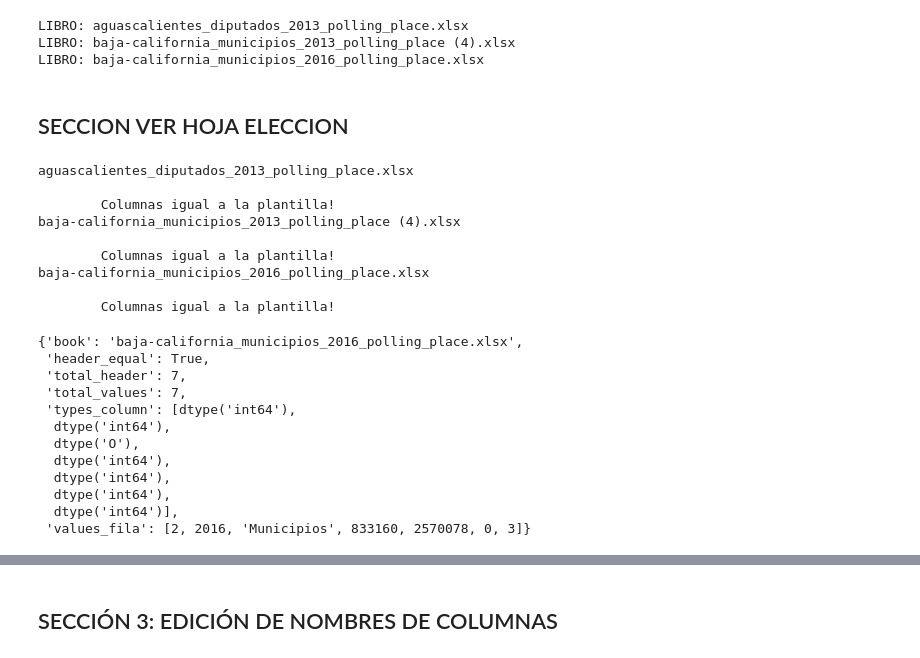
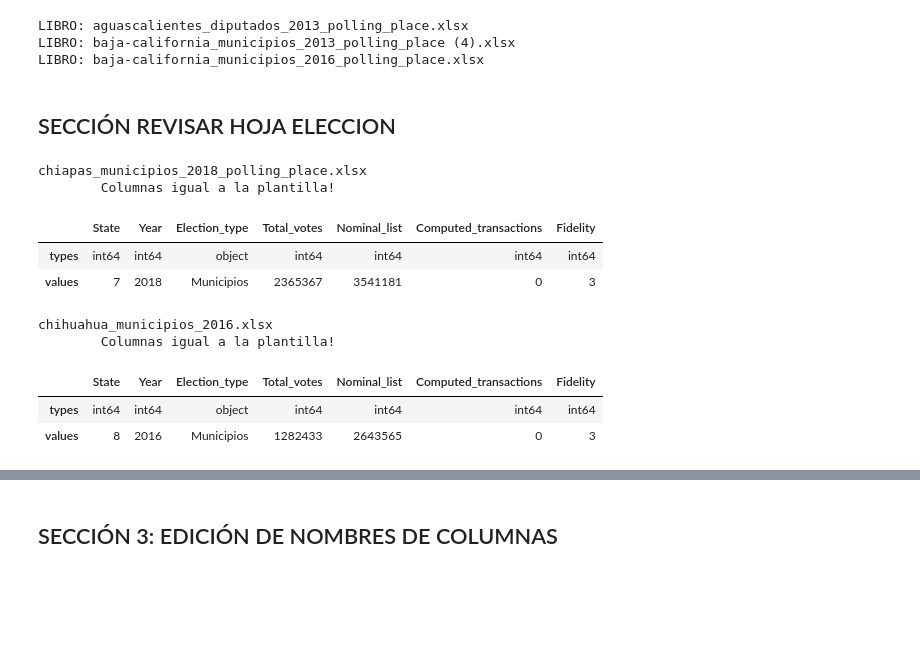
Before and after one commit to Maluxita/notebooks_dataframes, a Jupyter notebook: evaluate_and_adjust_analysis_and_computations_[V_1_2_5].ipynb, the cells around one changed output, grey strips where cells are left out. Saved outputs shown, nothing was run; the diff lists cells and outputs as text; code cells hidden in the pictures; blank space fills up the shorter version.

```diff
--- a/evaluate_and_adjust_analysis_and_computations_[V_1_2_5].ipynb
+++ b/evaluate_and_adjust_analysis_and_computations_[V_1_2_5].ipynb
@@ -153,0 +164,12 @@ add_new_sheet('chihuahua_municipios_2018_polling_place.xlsx', new_data, 'Polling
+# %%
+#@title Split columns from computations
+
+sheet="Polling_places"#@param {type:"string"}
+new_sheet="Polling_places_split"#@param {type:"string"}
+
+content_books =  "*.xlsx | tr '\n' '\n'"#@param {type:"raw"}
+
+content_books=!ls {content_books}
+
+
+split_column_in_columns(content_books,sheet)
@@ -362,66 +388,59 @@ LIBRO: aguascalientes_diputados_2013_polling_place.xlsx
 LIBRO: baja-california_municipios_2013_polling_place (4).xlsx
 LIBRO: baja-california_municipios_2016_polling_place.xlsx
 # %% [markdown]
-## SECCION VER HOJA ELECCION
+## SECCIÓN REVISAR HOJA ELECCION
 # %%
-#@title Comprobar hoja election
+#@title Comprobar hoja Election
 columnas_plantilla_election1=['State','Year','Election_type','Total_votes','Nominal_list','Computed_transactions','Fidelity']
-#columnas_plantilla_election=['State','Year','Election_type','Total_votes','Nominal_list','Computed_transactions','Fidelity']
 #columnas_plantilla_Polling_places=['section_id', 'local_disctrict_id', 'municipality_id', 'state_id','Not_reg','Null_votes']
 columnas_plantilla_election=set(['State','Year','Election_type','Total_votes','Nominal_list','Computed_transactions','Fidelity'])
 lista_elections=[]
 dicc_election={}
 
+from IPython.display import display, HTML
+import pandas as pd
+
+content_books =  "*.xlsx | tr '\n' '\n'"#@param {type:"raw"}
+content_books =  !ls {content_books}
+
 for k in content_books:
   print(k)
   xls = pd.ExcelFile(k)
   if  not 'Election' in xls.sheet_names:
-    print('\n\tNo existe Election')
+    print(f'\n\tNo existe la hoja Election para este archivo {k}')
     continue
 
-
   data_election=pd.read_excel(k,sheet_name='Election')
-
-
   dicc_election['book']=k
   columnas_hoja_election=set(data_election.columns)
 
   if  not columnas_plantilla_election-columnas_hoja_election:
-    print('\n\tColumnas igual a la plantilla!')
+    print('\tColumnas igual a la plantilla!\n')
     header_equal=True
   else:
-    print('Falta al menos una columna con respecto a la plantilla')
+    print('Falta al menos una columna con respecto a la plantilla\n')
     header_equal=False
 
   dicc_election['header_equal']=header_equal
 
   dicc_election['types_column']=list(data_election.dtypes)
   dicc_election['values_fila']=list(data_election.iloc[0])
   lista_elections.append(dicc_election)
   dicc_election['total_values']=len(data_election.iloc[0])
   dicc_election['total_header']=len(data_election.iloc[0])
+
+  df_=pd.DataFrame([dicc_election['types_column'],dicc_election['values_fila'] ], index=['types','values'],columns=columnas_plantilla_election1)
+
+  display(HTML(df_.to_html()))
+  print()
 # %% [output]
-aguascalientes_diputados_2013_polling_place.xlsx
-
+chiapas_municipios_2018_polling_place.xlsx
         Columnas igual a la plantilla!
-baja-california_municipios_2013_polling_place (4).xlsx
-
-        Columnas igual a la plantilla!
-baja-california_municipios_2016_polling_place.xlsx
-
-        Columnas igual a la plantilla!
+|  | State | Year | Election_type | Total_votes | Nominal_list | Computed_transactions | Fidelity |
+| types | int64 | int64 | object | int64 | int64 | int64 | int64 |
+| values | 7 | 2018 | Municipios | 2365367 | 3541181 | 0 | 3 |
+chihuahua_municipios_2016.xlsx
+        Columnas igual a la plantilla!
+|  | State | Year | Election_type | Total_votes | Nominal_list | Computed_transactions | Fidelity |
+| types | int64 | int64 | object | int64 | int64 | int64 | int64 |
+| values | 8 | 2016 | Municipios | 1282433 | 2643565 | 0 | 3 |
-# %%
-dicc_election
-# %% [output]
-{'book': 'baja-california_municipios_2016_polling_place.xlsx',
- 'header_equal': True,
- 'total_header': 7,
- 'total_values': 7,
- 'types_column': [dtype('int64'),
-  dtype('int64'),
-  dtype('O'),
-  dtype('int64'),
-  dtype('int64'),
-  dtype('int64'),
-  dtype('int64')],
- 'values_fila': [2, 2016, 'Municipios', 833160, 2570078, 0, 3]}
```
Also changed, not shown: parts of 25 cells of this notebook.
